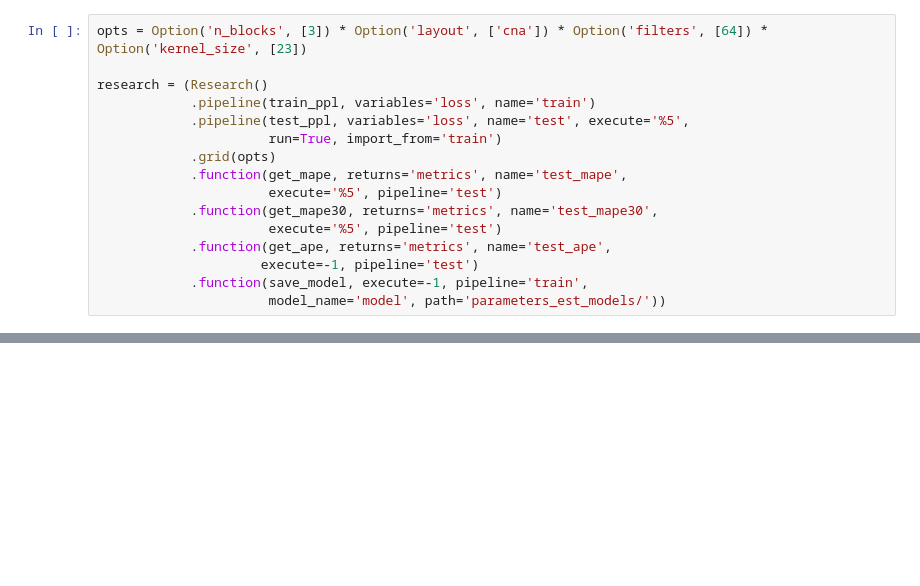
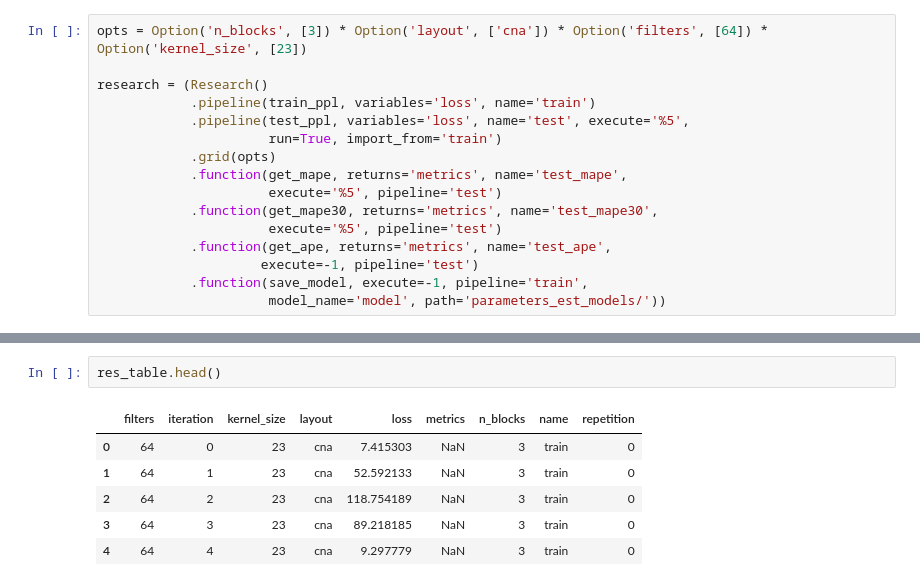
Before and after one commit to analysiscenter/radial, a Jupyter notebook: standards/parameters_estimation.ipynb, the cells around one changed output, grey strips where cells are left out. Cells and saved outputs as stored; diff of their text form; blank space fills up the shorter version.

```diff
--- a/standards/parameters_estimation.ipynb
+++ b/standards/parameters_estimation.ipynb
@@ -455,0 +480,9 @@ Instructions for updating:
+# %%
+res_table.head()
+# %% [output]
+|  | filters | iteration | kernel_size | layout | loss | metrics | n_blocks | name | repetition |
+| 0 | 64 | 0 | 23 | cna | 7.415303 | NaN | 3 | train | 0 |
+| 1 | 64 | 1 | 23 | cna | 52.592133 | NaN | 3 | train | 0 |
+| 2 | 64 | 2 | 23 | cna | 118.754189 | NaN | 3 | train | 0 |
+| 3 | 64 | 3 | 23 | cna | 89.218185 | NaN | 3 | train | 0 |
+| 4 | 64 | 4 | 23 | cna | 9.297779 | NaN | 3 | train | 0 |
```
Also changed, not shown: parts of 6 cells of this notebook.
